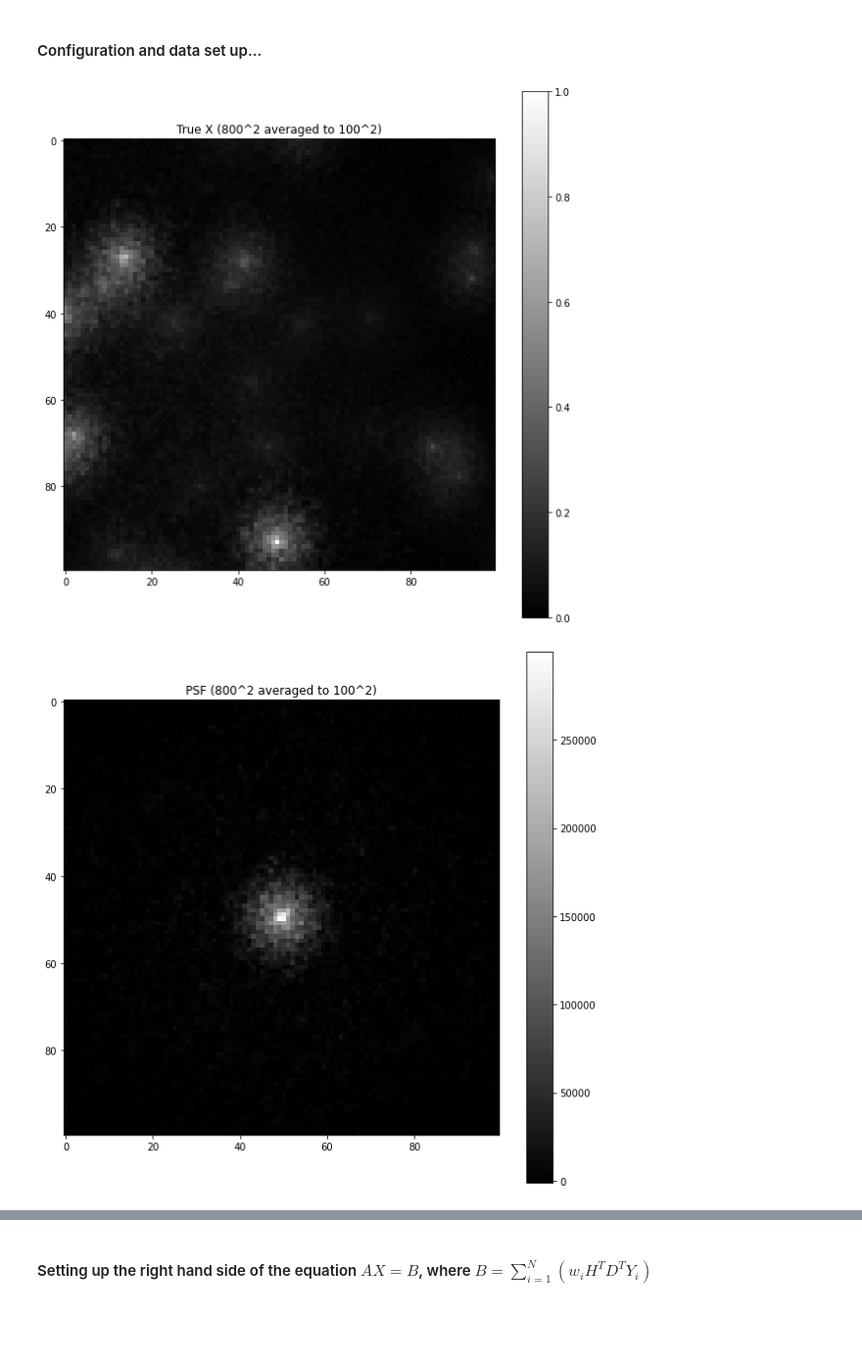
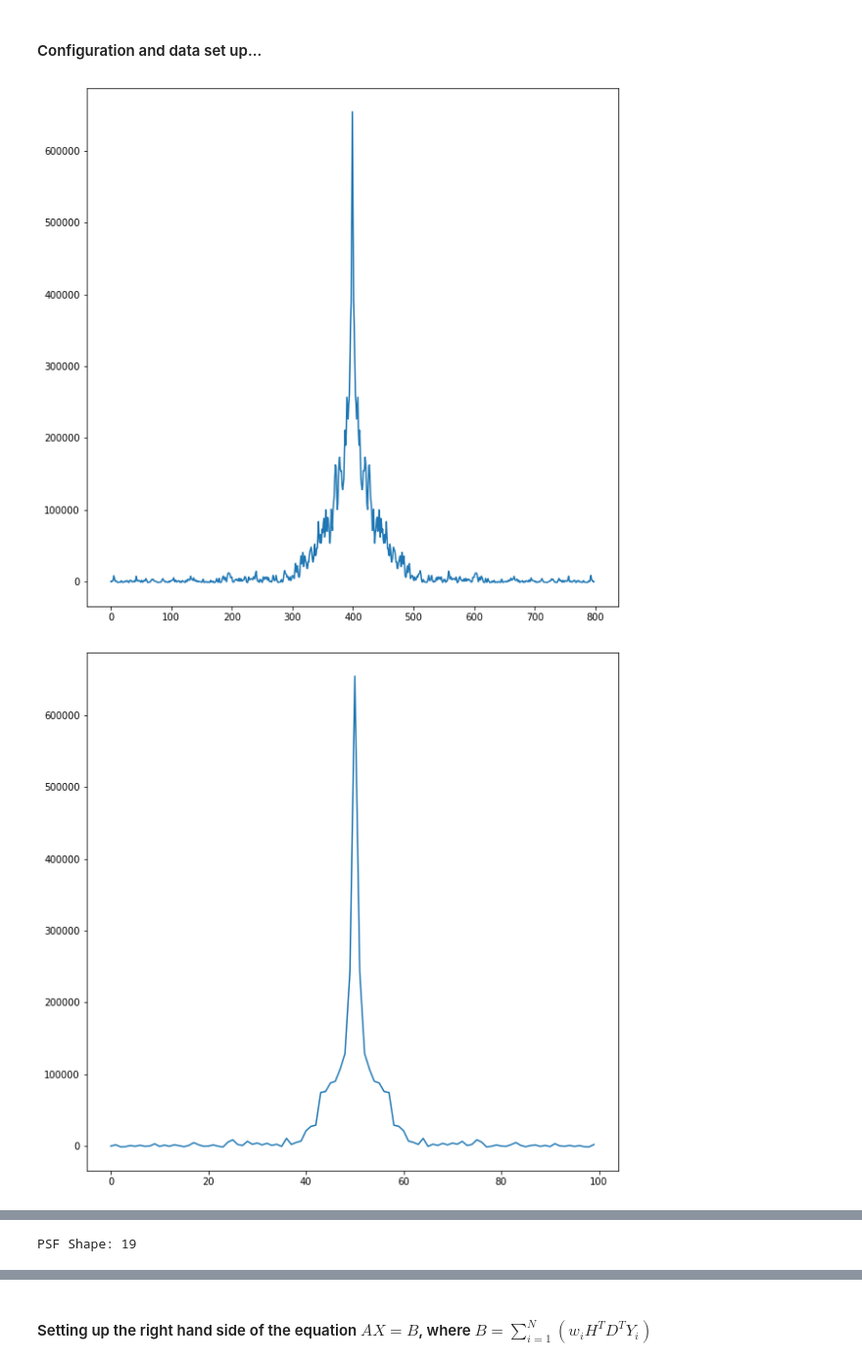
Before and after one commit to adamrcampbell/supy-res-imaging, a Jupyter notebook: notebooks/System of Linear Equations.ipynb, the cells around one changed output, grey strips where cells are left out. Shown at 98% size. Cells and saved outputs as stored; diff of their text form; code cells hidden in the pictures; blank space fills up the shorter version.

Commit message:
Asymmetric PSF fixed - need to rerun beta bruteforce

```diff
--- a/notebooks/System of Linear Equations.ipynb
+++ b/notebooks/System of Linear Equations.ipynb
@@ -145,8 +145,8 @@ timesteps_per_y = 5
 l = 100
 m = 50
 n = timesteps // timesteps_per_y
-w = np.ones(n) # y image weightings, eventually driven by visibility weights
-β = 0.573803 # influence edges X (low beta = blocky, large beta = smooth)
+w = np.ones(n)
+β = 108.405748
 
 # all time steps direct image
 # filename = "../data/direct_image_ts_0_29.bin"
@@ -155,27 +155,40 @@ x_true = np.fromfile(filename, dtype=np.float32)
 # x_true = np.reshape(x_true, (l, l))
 x_true = resize(x_true.reshape(800, 800), (l, l), anti_aliasing=False, order=1)
 x_true = normalise(x_true)
-show_image(x_true, "True X (800^2 averaged to 100^2)")
+# show_image(x_true, "True X (800^2 averaged to 100^2)")
 
 # x_orig = np.fromfile("../data/direct_image_ts_0_29.bin", dtype=np.float32)
 # show_image(normalise(x_orig.reshape(l, l)), "Original True X (100^2)")
 
 # all time steps direct psf
 # filename = "../data/direct_psf_ts_0_29.bin"
-filename = "../data/direct_psf_ts_0_29_800x800.bin"
-x_psf = np.fromfile(filename, dtype=np.float32)
-x_psf = resize(x_psf.reshape(800, 800), (l, l), anti_aliasing=False, order=1)
+# filename = "../data/direct_psf_ts_0_29_800x800.bin"
+# x_psf = np.fromfile(filename, dtype=np.float32)
+# x_psf = resize(x_psf.reshape(800, 800), (l, l), anti_aliasing=False, order=1)
 # x_psf = x_psf.reshape(l, l)[1:, 1:] # trim row 0 and all column 0 (to ensure odd dimensions with the peak in the center)
 # x_psf /= np.max(x_psf)
-show_image(x_psf, "PSF (800^2 averaged to 100^2)")
+# show_image(x_psf, "PSF (800^2 averaged to 100^2)")
 
-trim_half_len = 18
+filename = "../data/direct_psf_ts_0_29_800x800.bin"
+x_psf = np.fromfile(filename, dtype=np.float32).reshape(800, 800)[1:, 1:]
+plt.plot(x_psf[x_psf.shape[0]//2])
+plt.show()
+# show_image(x_psf, "Untrimmed PSF")
+x_psf = resize(x_psf, (l-1, l-1), anti_aliasing=False, order=1)
+x_psf = np.pad(x_psf, ((1, 0), (1, 0))) # pad with new 0th row/col to ensure trimming from centre
+# show_image(x_psf, "Untrimmed PSF - RESIZED")
+plt.plot(x_psf[x_psf.shape[0]//2])
+plt.show()
+
+trim_half_len = 10
 psf_min = l//2 - (trim_half_len - 1)
 psf_max = l//2 + trim_half_len
 # x_psf = x_psf.reshape(l, l)[psf_min:psf_max, psf_min:psf_max]
 x_psf = x_psf[psf_min:psf_max, psf_min:psf_max]
 x_psf /= np.sum(x_psf)
 print(np.sum(x_psf))
+plt.plot(x_psf[x_psf.shape[0]//2])
+plt.show()
 
 print(f"PSF Shape: {x_psf.shape[0]}")
 # show_image(np.log(np.absolute(x_psf)), "PSF")
@@ -183,32 +196,32 @@ plt.plot(x_psf[x_psf.shape[0]//2])
 
 # Storing all low-res images as layered stack
 y = np.zeros((n, m, m))
 
 # batched time steps direct images
 for i in np.arange(n):
     filename = f"../data/direct_image_ts_{i * timesteps_per_y}_{i * timesteps_per_y + timesteps_per_y - 1}.bin"
     y[i] = np.fromfile(filename, dtype=np.float32).reshape(m, m)
     y[i] = normalise(y[i])
     # show_image(y[i], f"$Y_{i}$", flip_x_axis=True)
 
 # batched time steps point spread functions
 # for i in np.arange(N):
 #     start = i * timesteps_per_y
 #     end = start + timesteps_per_y - 1
 #     filename = "../data/direct_psf_ts_%d_%d.bin" % (start, end)
 #     Y_i_psf = np.fromfile(filename, dtype=np.float32)
 #     Y_i_psf = Y_i_psf.reshape(L, L)
 #     # show_image(Y_i_psf, "$Y_{%d}$ PSF" % i)
 
 # Decimation matrix
 d = decimation_matrix(l, m) # takes the sum of 4 l neighbours to form 1 m pixel
 
 # Blur matrix (psf)
 h = convolution_matrix(l, x_psf)
 
 # Sharpening matrix (laplacian)
 laplacian = np.array([[0, -1,  0], [-1,  4, -1], [0, -1,  0]], dtype=np.float32)
 s = convolution_matrix(l, laplacian)
 # %% [output]
-[figure, old version]
+[figure, new version]
-[figure, old version]
+[figure, new version]
@@ -217,0 +230 @@ PSF Shape: 35
+PSF Shape: 19
```
Also changed, not shown: parts of 2 cells of this notebook, 4 other files.
